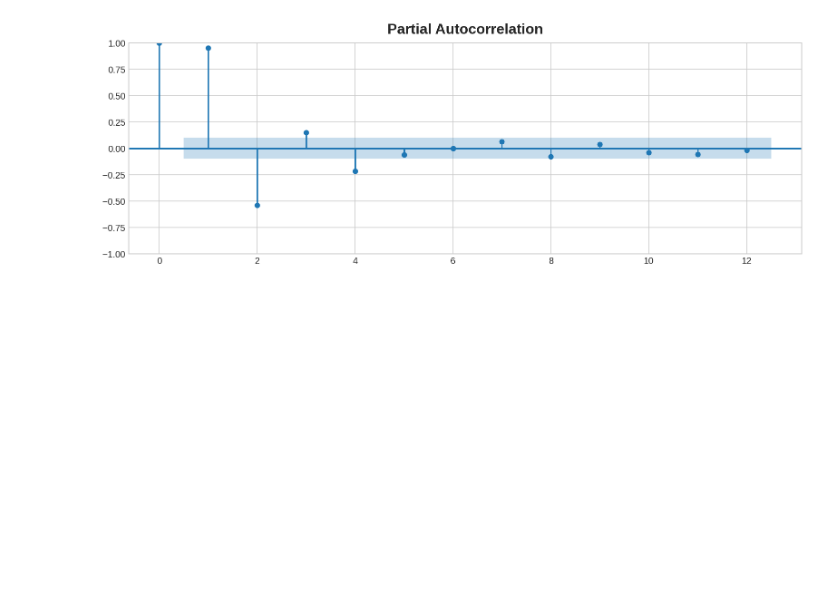
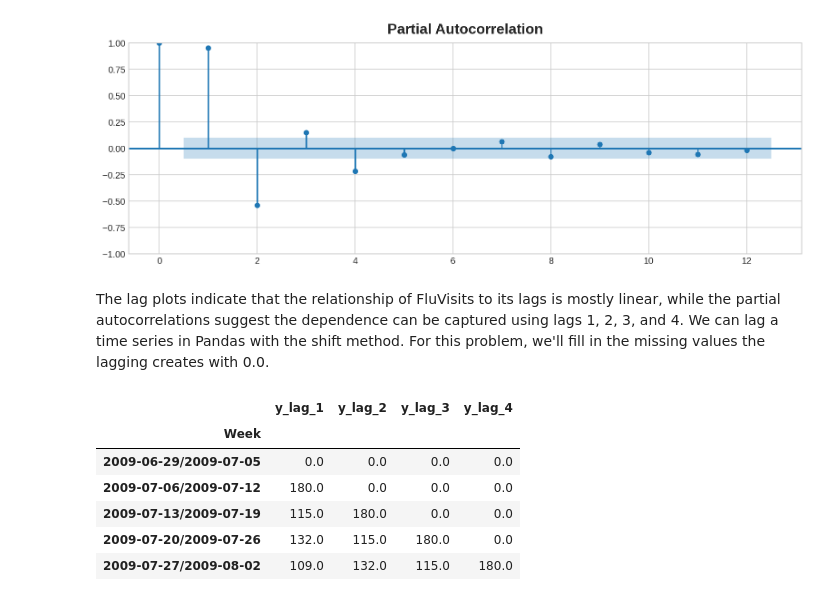
Before and after one commit to babakpst/Machine_Learning, a Jupyter notebook: MyPracticeCodes/time_series_flu.ipynb, the cells around one changed output. Cells and saved outputs as stored; diff of their text form; code cells hidden in the pictures; blank space fills up the shorter version.

```diff
--- a/MyPracticeCodes/time_series_flu.ipynb
+++ b/MyPracticeCodes/time_series_flu.ipynb
@@ -151,3 +151,25 @@ The partial autocorrelation tells you the correlation of a lag accounting for al
 _ = plot_pacf(flu_trends.FluVisits, lags=12) # plot partial autocorrelation - lag up to 12 weeks
 # %% [output]
 [figure]
+# %% [markdown]
+The lag plots indicate that the relationship of FluVisits to its lags is mostly linear, while the partial autocorrelations suggest the dependence can be captured using lags 1, 2, 3, and 4. We can lag a time series in Pandas with the shift method. For this problem, we'll fill in the missing values the lagging creates with 0.0.
+# %%
+def make_lags(ts, lags):
+    return pd.concat(
+        {
+            f'y_lag_{i}': ts.shift(i) for i in range(1, lags + 1)
+        },
+        axis=1)
+
+
+X = make_lags(flu_trends.FluVisits, lags=4)
+X = X.fillna(0.0)
+X.head()
+# %% [output]
+|  | y_lag_1 | y_lag_2 | y_lag_3 | y_lag_4 |
+| Week |  |  |  |  |
+| 2009-06-29/2009-07-05 | 0.0 | 0.0 | 0.0 | 0.0 |
+| 2009-07-06/2009-07-12 | 180.0 | 0.0 | 0.0 | 0.0 |
+| 2009-07-13/2009-07-19 | 115.0 | 180.0 | 0.0 | 0.0 |
+| 2009-07-20/2009-07-26 | 132.0 | 115.0 | 180.0 | 0.0 |
+| 2009-07-27/2009-08-02 | 109.0 | 132.0 | 115.0 | 180.0 |
```
Also changed, not shown: parts of 3 cells of this notebook, 1 other file.
